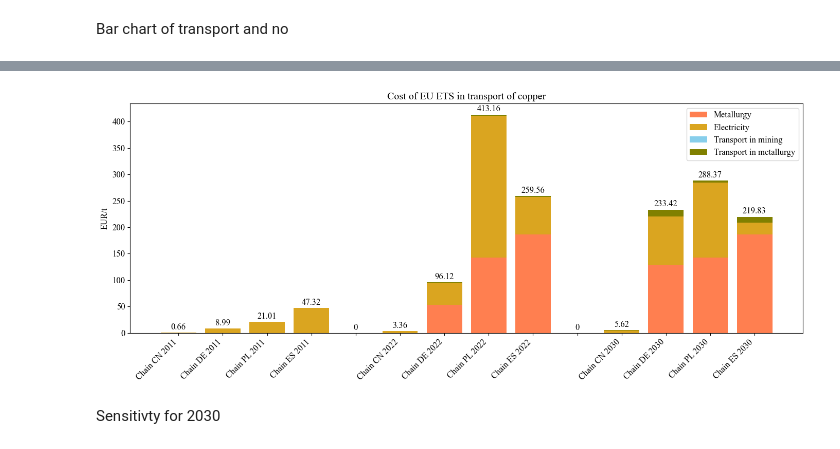
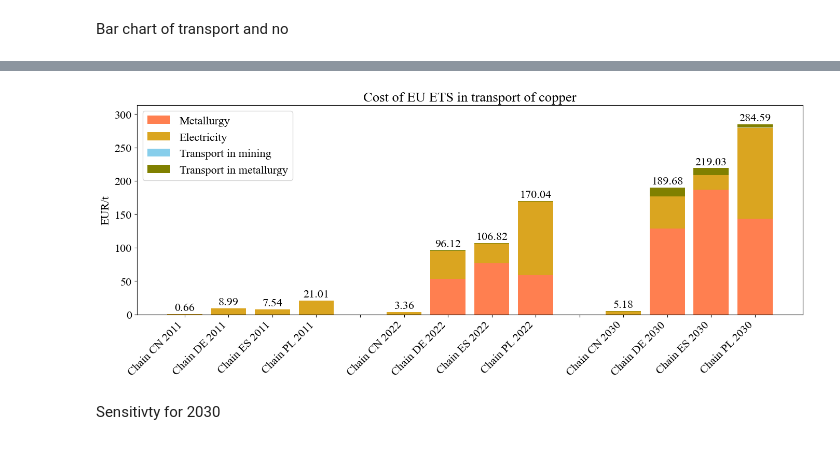
Before and after one commit to Martinez-Hernando/Exiobase_EU_ETS, a Jupyter notebook: Code_Exiobase_EU_ETS copper.ipynb, the cells around one changed output, grey strips where cells are left out. Saved outputs shown, nothing was run; the diff lists cells and outputs as text; code cells hidden in the pictures.

```diff
--- a/Code_Exiobase_EU_ETS copper.ipynb
+++ b/Code_Exiobase_EU_ETS copper.ipynb
@@ -1294,11 +1326,11 @@ porc_eu_metal_t.columns=list(range(12))
 porc_eu_metal_p=[]
 countries=[country_metal_1, country_metal_2, country_metal_3, country_metal_4, country_metal_1, country_metal_2, country_metal_3, country_metal_4, country_metal_1, country_metal_2, country_metal_3, country_metal_4]
 for j in range(12):
-    if j<3:
+    if j<4:
         Metal_p=exio3311.Z.xs("Air transport services (62)", level="sector", axis=0)[(countries[j],metal)]
         Metal_eu_p=Metal_p[Metal_p.index.isin(eu_countries)]
         porc_eu_metal_p_i=Metal_eu_p.sum()/Metal_p.sum() #To calculate the percentage of EU in transport
-    elif j<6:
+    elif j<8:
         Metal_p=exio3322.Z.xs("Air transport services (62)", level="sector", axis=0)[(countries[j],metal)]
         Metal_eu_p=Metal_p[Metal_p.index.isin(eu_countries)]
         porc_eu_metal_p_i=Metal_eu_p.sum()/Metal_p.sum() #To calculate the percentage of EU in transport
@@ -1332,9 +1364,9 @@ for j in range(12):
     Cost_trucks_3_metal_i=[]
     Cost_planes_2_metal_i=[]
 
-    if j<3:
+    if j<4:
         price_co2=price_co2_2011
-    elif j<6:
+    elif j<8:
         price_co2=price_co2_2022
     else:
         price_co2=price_co2_2030
@@ -1450,9 +1482,9 @@ Cost_electricity=pd.DataFrame()
 for j in range(12):
     Cost_electricity_i=[]
 
-    if j<3:
+    if j<4:
         price_co2=price_co2_2011
-    elif j<6:
+    elif j<8:
         price_co2=price_co2_2022
     else:
         price_co2=price_co2_2030
@@ -1489,15 +1517,16 @@ M_eq_direct.shape
 Cost_direct=pd.DataFrame()
 countries=[country_metal_1, country_metal_2, country_metal_3, country_metal_4, country_metal_1, country_metal_2, country_metal_3, country_metal_4, country_metal_1, country_metal_2, country_metal_3, country_metal_4]
 for j in range(12):
+
     Cost_direct_i=[]
 
-    if j<3:
+    if j<4:
         price_co2=price_co2_2011
-    elif j<6:
+    elif j<8:
         price_co2=price_co2_2022
     else:
         price_co2=price_co2_2030
-
+    print(price_co2)
     if countries[j] in eu_countries:
         Direct_2=M_eq_direct.loc[countries[j],j]*price_co2
     else:
@@ -1698,73 +1758,75 @@ plt.show()
 # %%
 Cost_CN_2011=0
 Cost_DE_2011=0
+Cost_ES_2011=0
 Cost_PL_2011=0
-Cost_ES_2011=0
 Cost_CN_2011_electricity=Cost_electricity_sum.iloc[0]
 Cost_DE_2011_electricity=Cost_electricity_sum.iloc[1]
-Cost_PL_2011_electricity=Cost_electricity_sum.iloc[2]
-Cost_ES_2011_electricity=Cost_electricity_sum.iloc[3]
+Cost_ES_2011_electricity=Cost_electricity_sum.iloc[2]
+Cost_PL_2011_electricity=Cost_electricity_sum.iloc[3]
 
 Cost_CN_2022_trans_mining=0
 Cost_DE_2022_trans_mining=0
+Cost_ES_2022_trans_mining=0
 Cost_PL_2022_trans_mining=0
-Cost_ES_2022_trans_mining=0
 Cost_CN_2022_trans_metal=Cost_planes_2_metal_sum.iloc[4]
 Cost_DE_2022_trans_metal=Cost_planes_2_metal_sum.iloc[5]
-Cost_PL_2022_trans_metal=Cost_planes_2_metal_sum.iloc[6]
-Cost_ES_2022_trans_metal=Cost_planes_2_metal_sum.iloc[7]
+Cost_ES_2022_trans_metal=Cost_planes_2_metal_sum.iloc[6]
+Cost_PL_2022_trans_metal=Cost_planes_2_metal_sum.iloc[7]
 Cost_CN_2022_direct=Cost_direct_sum.iloc[4]
 Cost_DE_2022_direct=Cost_direct_sum.iloc[5]
-Cost_PL_2022_direct=Cost_direct_sum.iloc[6]
-Cost_ES_2022_direct=Cost_direct_sum.iloc[7]
+Cost_ES_2022_direct=Cost_direct_sum.iloc[6]
+Cost_PL_2022_direct=Cost_direct_sum.iloc[7]
 Cost_CN_2022_electricity=Cost_electricity_sum.iloc[4]
 Cost_DE_2022_electricity=Cost_electricity_sum.iloc[5]
-Cost_PL_2022_electricity=Cost_electricity_sum.iloc[6]
-Cost_ES_2022_electricity=Cost_electricity_sum.iloc[7]
+Cost_ES_2022_electricity=Cost_electricity_sum.iloc[6]
+Cost_PL_2022_electricity=Cost_electricity_sum.iloc[7]
 
 Cost_CN_2030_trans_mining=Cost_boats_3_mining_sum.iloc[8]+Cost_trucks_2_mining_sum.iloc[8]
 Cost_DE_2030_trans_mining=Cost_boats_3_mining_sum.iloc[9]+Cost_trucks_2_mining_sum.iloc[9]
-Cost_PL_2030_trans_mining=Cost_boats_3_mining_sum.iloc[10]+Cost_trucks_2_mining_sum.iloc[10]
-Cost_ES_2030_trans_mining=Cost_boats_3_mining_sum.iloc[11]+Cost_trucks_2_mining_sum.iloc[11]
+Cost_ES_2030_trans_mining=Cost_boats_3_mining_sum.iloc[10]+Cost_trucks_2_mining_sum.iloc[10]
+Cost_PL_2030_trans_mining=Cost_boats_3_mining_sum.iloc[11]+Cost_trucks_2_mining_sum.iloc[11]
 Cost_CN_2030_trans_metal=Cost_boats_3_metal_sum.iloc[8]+Cost_trucks_2_metal_sum.iloc[8]+Cost_planes_2_metal_sum.iloc[8]
 Cost_DE_2030_trans_metal=Cost_boats_3_metal_sum.iloc[9]+Cost_trucks_2_metal_sum.iloc[9]+Cost_planes_2_metal_sum.iloc[9]
-Cost_PL_2030_trans_metal=Cost_boats_3_metal_sum.iloc[10]+Cost_trucks_2_metal_sum.iloc[10]+Cost_planes_2_metal_sum.iloc[10]
-Cost_ES_2030_trans_metal=Cost_boats_3_metal_sum.iloc[11]+Cost_trucks_2_metal_sum.iloc[11]+Cost_planes_2_metal_sum.iloc[11]
+Cost_ES_2030_trans_metal=Cost_boats_3_metal_sum.iloc[10]+Cost_trucks_2_metal_sum.iloc[10]+Cost_planes_2_metal_sum.iloc[10]
+Cost_PL_2030_trans_metal=Cost_boats_3_metal_sum.iloc[11]+Cost_trucks_2_metal_sum.iloc[11]+Cost_planes_2_metal_sum.iloc[11]
 Cost_CN_2030_direct=Cost_direct_sum.iloc[8]
 Cost_DE_2030_direct=Cost_direct_sum.iloc[9]
-Cost_PL_2030_direct=Cost_direct_sum.iloc[10]
-Cost_ES_2030_direct=Cost_direct_sum.iloc[11]
+Cost_ES_2030_direct=Cost_direct_sum.iloc[10]
+Cost_PL_2030_direct=Cost_direct_sum.iloc[11]
 Cost_CN_2030_electricity=Cost_electricity_sum.iloc[8]
 Cost_DE_2030_electricity=Cost_electricity_sum.iloc[9]
-Cost_PL_2030_electricity=Cost_electricity_sum.iloc[10]
-Cost_ES_2030_electricity=Cost_electricity_sum.iloc[11]
+Cost_ES_2030_electricity=Cost_electricity_sum.iloc[10]
+Cost_PL_2030_electricity=Cost_electricity_sum.iloc[11]
 
-Cost_trans_mining=[Cost_CN_2011,Cost_DE_2011, Cost_PL_2011,Cost_ES_2011, space, Cost_CN_2022_trans_mining,Cost_DE_2022_trans_mining, Cost_PL_2022_trans_mining, Cost_ES_2022_trans_mining, space, Cost_CN_2030_trans_mining,Cost_DE_2030_trans_mining, Cost_PL_2030_trans_mining, Cost_ES_2030_trans_mining]
-Cost_trans_metal=[Cost_CN_2011,Cost_DE_2011, Cost_PL_2011, Cost_ES_2011, space, Cost_CN_2022_trans_metal,Cost_DE_2022_trans_metal, Cost_PL_2022_trans_metal, Cost_ES_2022_trans_metal, space, Cost_CN_2030_trans_metal,Cost_DE_2030_trans_metal, Cost_PL_2030_trans_metal, Cost_ES_2030_trans_metal]
-Cost_direct=[Cost_CN_2011,Cost_DE_2011, Cost_PL_2011, Cost_ES_2011, space, Cost_CN_2022_direct,Cost_DE_2022_direct, Cost_PL_2022_direct, Cost_ES_2022_direct, space, Cost_CN_2030_direct,Cost_DE_2030_direct, Cost_PL_2030_direct, Cost_ES_2030_direct]
-Cost_electricity=[Cost_CN_2011_electricity,Cost_DE_2011_electricity, Cost_PL_2011_electricity, Cost_ES_2011_electricity, space, Cost_CN_2022_electricity,Cost_DE_2022_electricity, Cost_PL_2022_electricity, Cost_ES_2022_electricity, space, Cost_CN_2030_electricity,Cost_DE_2030_electricity, Cost_PL_2030_electricity, Cost_ES_2030_electricity]
+Cost_trans_mining=[Cost_CN_2011,Cost_DE_2011, Cost_ES_2011, Cost_PL_2011, space, Cost_CN_2022_trans_mining,Cost_DE_2022_trans_mining, Cost_ES_2022_trans_mining, Cost_PL_2022_trans_mining, space, Cost_CN_2030_trans_mining,Cost_DE_2030_trans_mining, Cost_ES_2030_trans_mining, Cost_PL_2030_trans_mining]
+Cost_trans_metal=[Cost_CN_2011,Cost_DE_2011, Cost_ES_2011, Cost_PL_2011, space, Cost_CN_2022_trans_metal,Cost_DE_2022_trans_metal, Cost_ES_2022_trans_metal, Cost_PL_2022_trans_metal, space, Cost_CN_2030_trans_metal,Cost_DE_2030_trans_metal, Cost_ES_2030_trans_metal, Cost_PL_2030_trans_metal]
+Cost_direct=[Cost_CN_2011,Cost_DE_2011, Cost_ES_2011, Cost_PL_2011, space, Cost_CN_2022_direct,Cost_DE_2022_direct, Cost_ES_2022_direct, Cost_PL_2022_direct, space, Cost_CN_2030_direct,Cost_DE_2030_direct, Cost_ES_2030_direct, Cost_PL_2030_direct]
+Cost_electricity=[Cost_CN_2011_electricity,Cost_DE_2011_electricity, Cost_ES_2011_electricity, Cost_PL_2011_electricity, space, Cost_CN_2022_electricity,Cost_DE_2022_electricity, Cost_ES_2022_electricity, Cost_PL_2022_electricity, space, Cost_CN_2030_electricity,Cost_DE_2030_electricity, Cost_ES_2030_electricity, Cost_PL_2030_electricity]
 
 total_sum=[electricity + direct + mining + metal for electricity, direct, mining, metal in zip(Cost_electricity, Cost_direct, Cost_trans_mining, Cost_trans_metal)]
-labels=['Chain CN 2011', 'Chain DE 2011', 'Chain PL 2011','Chain ES 2011', '','Chain CN 2022', 'Chain DE 2022', 'Chain PL 2022','Chain ES 2022', ' ', 'Chain CN 2030', 'Chain DE 2030', 'Chain PL 2030','Chain ES 2030']
+labels=['Chain CN 2011', 'Chain DE 2011', 'Chain ES 2011','Chain PL 2011', '','Chain CN 2022', 'Chain DE 2022', 'Chain ES 2022','Chain PL 2022', ' ', 'Chain CN 2030', 'Chain DE 2030', 'Chain ES 2030','Chain PL 2030']
 
 fig, ax = plt.subplots(figsize=(14, 6))
 bars1=ax.bar(labels, Cost_direct , label='Metallurgy', color='coral')
 bars2=ax.bar(labels, Cost_electricity, bottom=Cost_direct, label='Electricity', color='goldenrod')
 bars3=ax.bar(labels, Cost_trans_mining, bottom=np.array(Cost_electricity)+np.array(Cost_direct), label='Transport in mining', color='skyblue')
 bars4=ax.bar(labels, Cost_trans_metal, bottom=np.array(Cost_electricity)+np.array(Cost_direct)+np.array(Cost_trans_mining), label='Transport in metallurgy', color='olive')
 
+for i, (total, label) in enumerate(zip(total_sum, labels)):
+    if label.strip()!='' and total not in (0, None):
+        ax.text(i, total+0.005*max(total_sum), str(round(total, 2)), ha='center', va='bottom', color='black')
 
-for i, total in enumerate(total_sum):
-    ax.text(i, total+0.005*max(total_sum), str(round(total, 2)), ha='center', va='bottom', color='black')
 
 ax.legend()
+ax.set_ylim(0, max(total_sum)*1.1)
 plt.ylabel('EUR/t')
 plt.title('Cost of EU ETS in transport of copper')
 plt.xticks(rotation=45, ha='right')  # Rota las etiquetas 45 grados
 plt.tight_layout()
 plt.show()
 # %% [output]
-[figure, old version]
+[figure, new version]
 # %% [markdown]
 Sensitivty for 2030
 # %%
```
Also changed, not shown: parts of 32 cells of this notebook, 1 other file.
